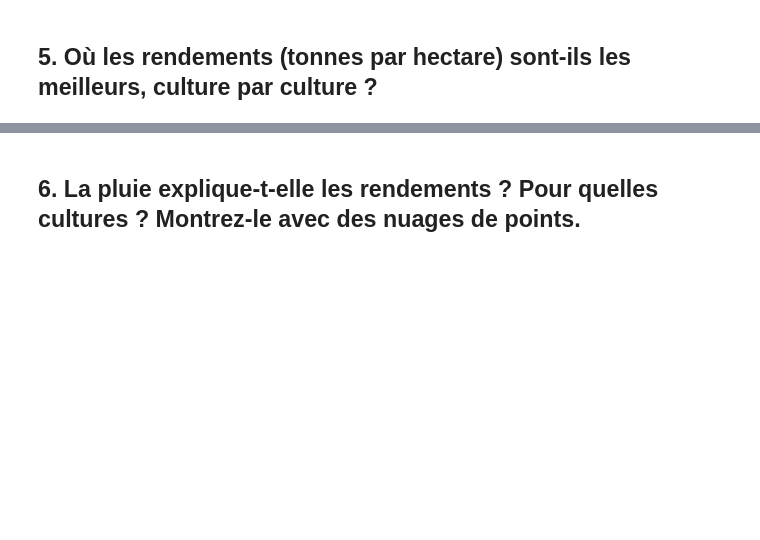
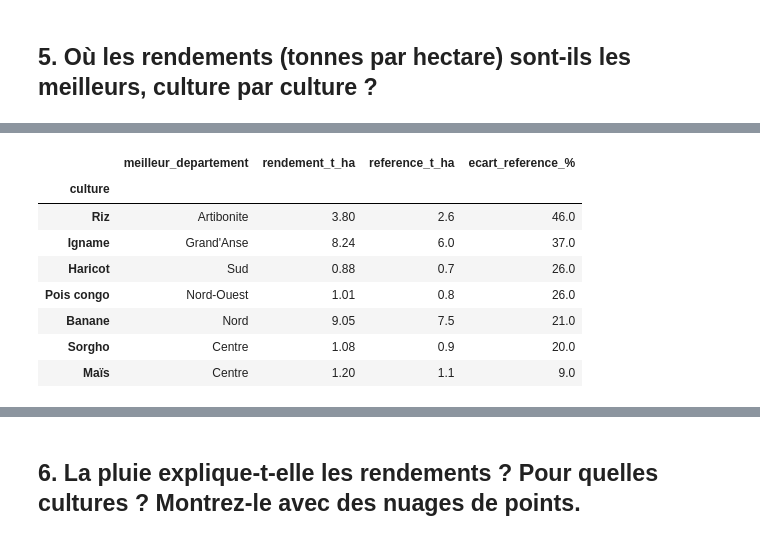
Before and after one commit to josilwilensky8-rgb/projet-data-recoltes, a Jupyter notebook: exploration.ipynb, the cells around one changed output, grey strips where cells are left out. Cells and saved outputs as stored; diff of their text form; code cells hidden in the pictures; blank space fills up the shorter version.

```diff
--- a/exploration.ipynb
+++ b/exploration.ipynb
@@ -339,0 +375,18 @@ plt.show()
+# %%
+meilleurs = pd.DataFrame({
+    "meilleur_departement": rendements.idxmax(axis=1),
+    "rendement_t_ha": rendements.max(axis=1),
+    "reference_t_ha": cultures.set_index("culture")["rendement_moyen_t_ha"],
+})
+meilleurs["ecart_reference_%"] = (100 * (meilleurs["rendement_t_ha"] / meilleurs["reference_t_ha"] - 1)).round(0)
+meilleurs.sort_values("ecart_reference_%", ascending=False)
+# %% [output]
+|  | meilleur_departement | rendement_t_ha | reference_t_ha | ecart_reference_% |
+| culture |  |  |  |  |
+| Riz | Artibonite | 3.80 | 2.6 | 46.0 |
+| Igname | Grand'Anse | 8.24 | 6.0 | 37.0 |
+| Haricot | Sud | 0.88 | 0.7 | 26.0 |
+| Pois congo | Nord-Ouest | 1.01 | 0.8 | 26.0 |
+| Banane | Nord | 9.05 | 7.5 | 21.0 |
+| Sorgho | Centre | 1.08 | 0.9 | 20.0 |
+| Maïs | Centre | 1.20 | 1.1 | 9.0 |
```
Also changed, not shown: parts of 12 cells of this notebook.
